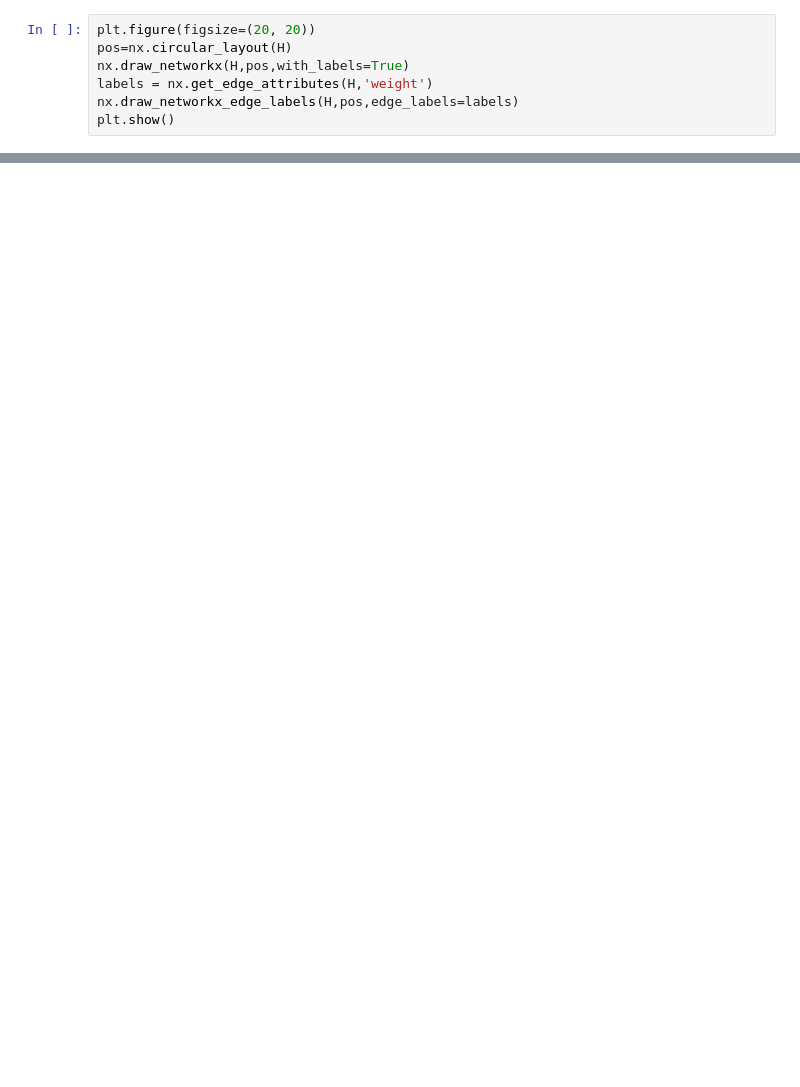
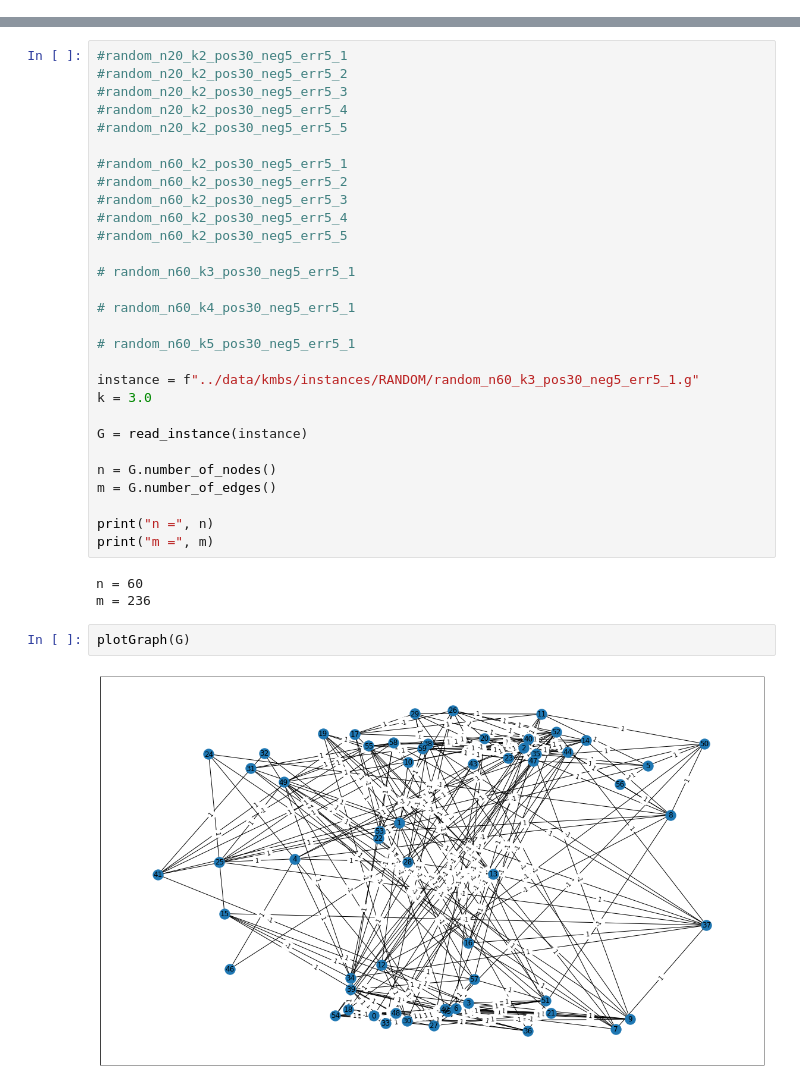
Before and after one commit to jesusossian/vertex_signed_graph, a Jupyter notebook: src/sgraph_mip.ipynb, the cells around one changed output, grey strips where cells are left out. Cells and saved outputs as stored; diff of their text form; blank space fills up the shorter version.

```diff
--- a/src/sgraph_mip.ipynb
+++ b/src/sgraph_mip.ipynb
@@ -161,7 +0,0 @@ H = G.edge_subgraph(EP)
-# %%
-plt.figure(figsize=(20, 20))
-pos=nx.circular_layout(H)
-nx.draw_networkx(H,pos,with_labels=True)
-labels = nx.get_edge_attributes(H,'weight')
-nx.draw_networkx_edge_labels(H,pos,edge_labels=labels)
-plt.show()
@@ -354,0 +386,36 @@ status =  1
+# %%
+#random_n20_k2_pos30_neg5_err5_1
+#random_n20_k2_pos30_neg5_err5_2
+#random_n20_k2_pos30_neg5_err5_3
+#random_n20_k2_pos30_neg5_err5_4
+#random_n20_k2_pos30_neg5_err5_5
+
+#random_n60_k2_pos30_neg5_err5_1
+#random_n60_k2_pos30_neg5_err5_2
+#random_n60_k2_pos30_neg5_err5_3
+#random_n60_k2_pos30_neg5_err5_4
+#random_n60_k2_pos30_neg5_err5_5
+
+# random_n60_k3_pos30_neg5_err5_1
+
+# random_n60_k4_pos30_neg5_err5_1
+
+# random_n60_k5_pos30_neg5_err5_1
+
+instance = f"../data/kmbs/instances/RANDOM/random_n60_k3_pos30_neg5_err5_1.g"
+k = 3.0
+
+G = read_instance(instance)
+
+n = G.number_of_nodes()
+m = G.number_of_edges()
+
+print("n =", n)
+print("m =", m)
+# %% [output]
+n = 60
+m = 236
+# %%
+plotGraph(G)
+# %% [output]
+[figure, added]
```
Also changed, not shown: parts of 58 cells of this notebook, 3 other files.
